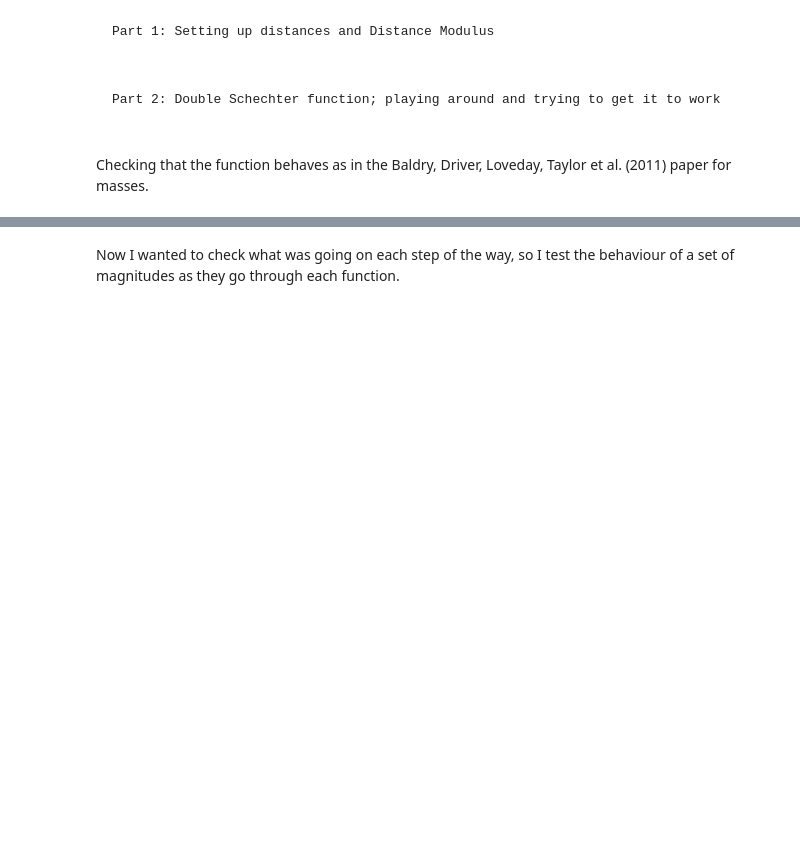
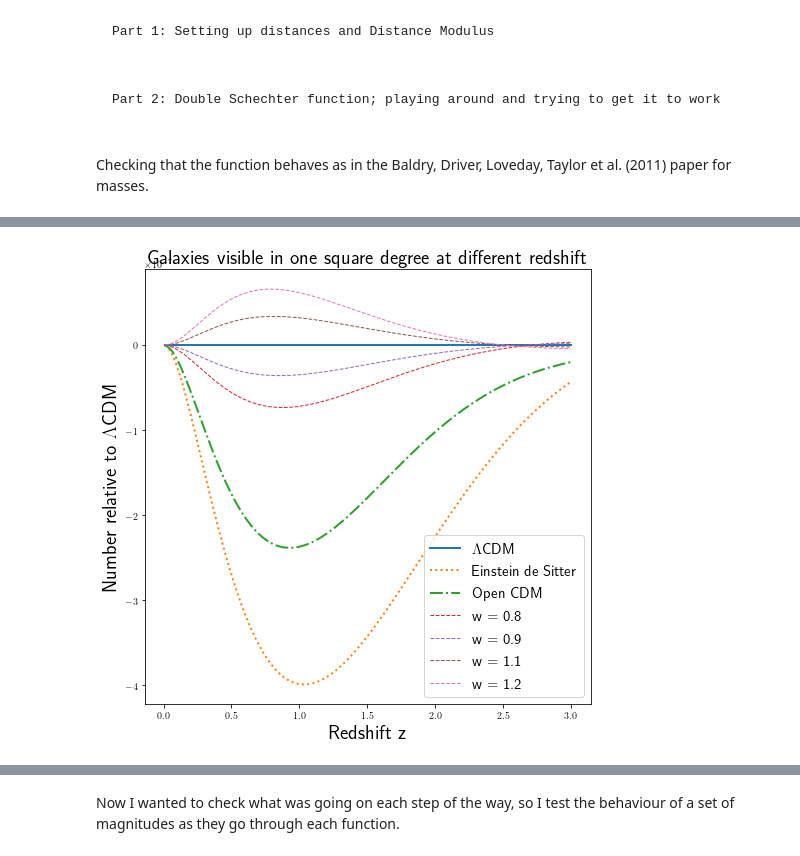
Before and after one commit to gottomo/cosmogalaxies, a Jupyter notebook: Magnitude_and_Schechter.ipynb, the cells around one changed output, grey strips where cells are left out. Drawn from its saved outputs; the diff is of its cells as text; code cells hidden in the pictures; blank space fills up the shorter version.

```diff
--- a/Magnitude_and_Schechter.ipynb
+++ b/Magnitude_and_Schechter.ipynb
@@ -198,0 +212,4 @@ def SchechterMagnitudes(Phi1, Phi2, a1, a2, MassStar, mag, DM, K):
+# %%
+def DeltaAdjustment(mag, MLratio): # This function lets us account for changing the variable with respect to which
+    # we are integrating, ie it is essentialy d(mass)/d(magnitude)
+    return MLratio * np.log(10) * (1/2.5) * 10**((-mag)/2.5) * 10**(4.74/2.5)
@@ -209,0 +271,43 @@ plt.show()
+# %%
+Zs = np.linspace(0.01, 3, num = 200)
+
+def PlotVisibleDensity(Cosmology, Ws, z, Cosmoname, linestyle = "solid" , linewidth = 1):
+    DMsL = DistModVec(z, LCDM[0], LCDM[1], LCDM[2], wBasic[0], wBasic[1])
+    DMsCos = DistModVec(z, Cosmology[0], Cosmology[1], Cosmology[2], Ws[0], Ws[1])
+
+    Lambda = np.array([integrate.quad(lambda x: SchechterMagnitudesdMag(CanonicalSchechter[0], CanonicalSchechter[1], CanonicalSchechter[2], CanonicalSchechter[3], CanonicalSchechter[4], x, 5), -35, (25 - i))[0] for i in DMsL])
+    Cosmo = np.array([integrate.quad(lambda x: SchechterMagnitudesdMag(CanonicalSchechter[0], CanonicalSchechter[1], CanonicalSchechter[2], CanonicalSchechter[3], CanonicalSchechter[4], x, 5), -35, (25 - i))[0] for i in DMsCos])
+
+    Lambda = np.prod([Lambda, ComVolElVec(z, LCDM[0], LCDM[1], LCDM[2], wBasic[0], wBasic[1])], axis = 0)
+    Cosmo = np.prod([Cosmo, ComVolElVec(z, Cosmology[0], Cosmology[1], Cosmology[2], Ws[0], Ws[1])], axis = 0)
+
+    Diff = np.subtract(Cosmo, Lambda)
+
+    plt.plot(z, (Diff * (3.0462 * 10**(-4))), label = Cosmoname, linestyle = linestyle, linewidth = linewidth)
+    #plt.yscale("Log")
+
+def Roundoff(title, xlabel, ylabel):
+    plt.title(title, fontsize = 20)
+    plt.xlabel(xlabel, fontsize = 20)
+    plt.ylabel(ylabel, fontsize = 20)
+    #plt.grid()
+    plt.legend(fontsize = 15)
+
+    plt.show()
+
+
+plt.figure(figsize=(8,8))
+
+PlotVisibleDensity(LCDM, wBasic, Zs, "$\Lambda$CDM", linewidth = 2)
+PlotVisibleDensity(EDS, wBasic, Zs, "Einstein de Sitter", linewidth = 2, linestyle =":")
+PlotVisibleDensity(OCDM, wBasic, Zs, "Open CDM", linewidth = 2, linestyle ="-.")
+
+PlotVisibleDensity(LCDM, w8, Zs, "w = 0.8", linestyle = "--")
+PlotVisibleDensity(LCDM, w9, Zs, "w = 0.9", linestyle = "--")
+PlotVisibleDensity(LCDM, w11, Zs, "w = 1.1", linestyle = "--")
+PlotVisibleDensity(LCDM, w12, Zs, "w = 1.2", linestyle = "--")
+
+
+Roundoff("Galaxies visible in one square degree at different redshift", "Redshift z", "Number relative to $\Lambda$CDM")
+# %% [output]
+[figure, added]
```
Also changed, not shown: parts of 32 cells of this notebook.
